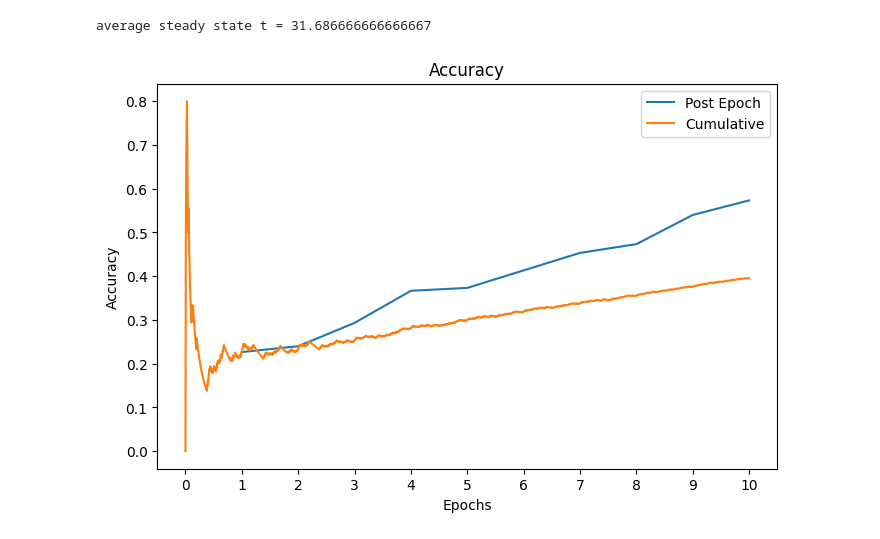
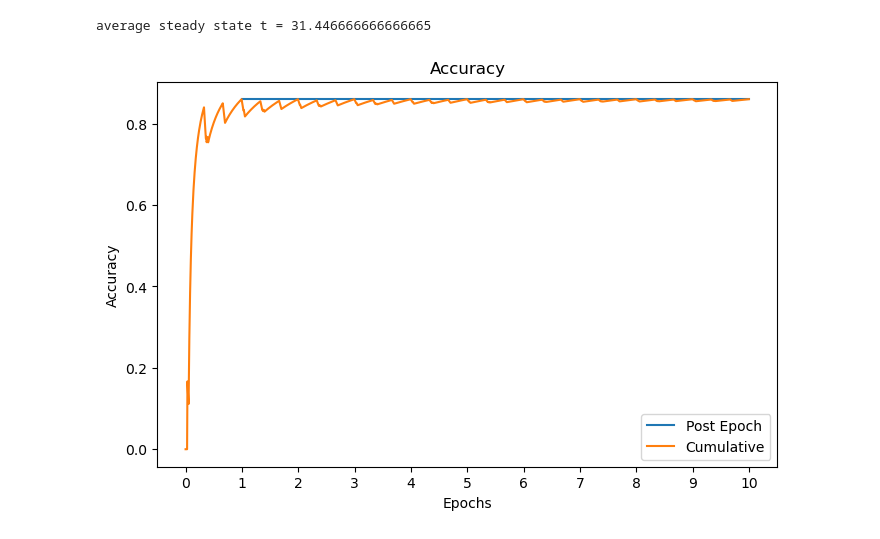
Before and after one commit to rfebbo/SNN_DPE, a Jupyter notebook: demonstration/06_training_test.ipynb, the cells around one changed output. Saved outputs shown, nothing was run; the diff lists cells and outputs as text; code cells hidden in the pictures.

Commit message:
trying to debug the shuffle related problem

```diff
--- a/demonstration/06_training_test.ipynb
+++ b/demonstration/06_training_test.ipynb
@@ -11,31 +11,40 @@ from training_tools import train_all
 from plotting_tools import plot_acc
 
 iris_data_location = '../Data/Iris/iris.data'
+# %%
+#  create network and encoders
+n_neurons = 16
+n_synapses = int(n_neurons * np.random.uniform(low=2, high=3)) # random number from n_neurons * 2 to n_neurons * 3
+
+iris_data, labels, classes, attributes = read_iris_data(iris_data_location, shuffle=False)
+
+encoders = create_encoders(attributes)
+
+neurons = create_network(n_neurons, n_synapses)
+dpe_weights_start = np.random.rand(n_neurons, len(classes))
+# %%
+
+iris_data, labels, classes, attributes = read_iris_data(iris_data_location, shuffle=False)
+
+normalized_iris_data = normalize_iris_data(iris_data, attributes)
+
+p = np.random.permutation(len(iris_data))
+normalized_iris_data = normalized_iris_data[p]
+# labels = labels[p]
 # %%
-iris_data, labels, classes, attributes = read_iris_data(iris_data_location, shuffle=True)
-
-normalized_iris_data = normalize_iris_data(iris_data, attributes)
-
-#  create network and encoders
-n_neurons = 16
-n_synapses = int(n_neurons * np.random.uniform(low=2, high=3)) # random number from n_neurons * 2 to n_neurons * 3
-
-encoders = create_encoders(attributes)
-
-neurons = create_network(n_neurons, n_synapses)
-
 # create dpe weights
-dpe_weights = np.random.rand(n_neurons, len(classes))
+# dpe_weights = np.random.rand(n_neurons, len(classes))
+dpe_weights = dpe_weights_start
 
 n_epochs = 10
 window_size = 10
 sim_time = 100
 
 E_t, avg_ss, c_acc = train_all(normalized_iris_data, labels, classes, neurons, encoders, dpe_weights, sim_time=sim_time, window_size=window_size, n_epochs=n_epochs)
 
 print(f'average steady state t = {avg_ss}')
 
 plot_acc(E_t, c_acc)
 # %% [output]
-average steady state t = 31.686666666666667
+average steady state t = 31.446666666666665
-[figure, old version]
+[figure, new version]
```
Also changed, not shown: parts of 2 cells of this notebook, 2 other files.
